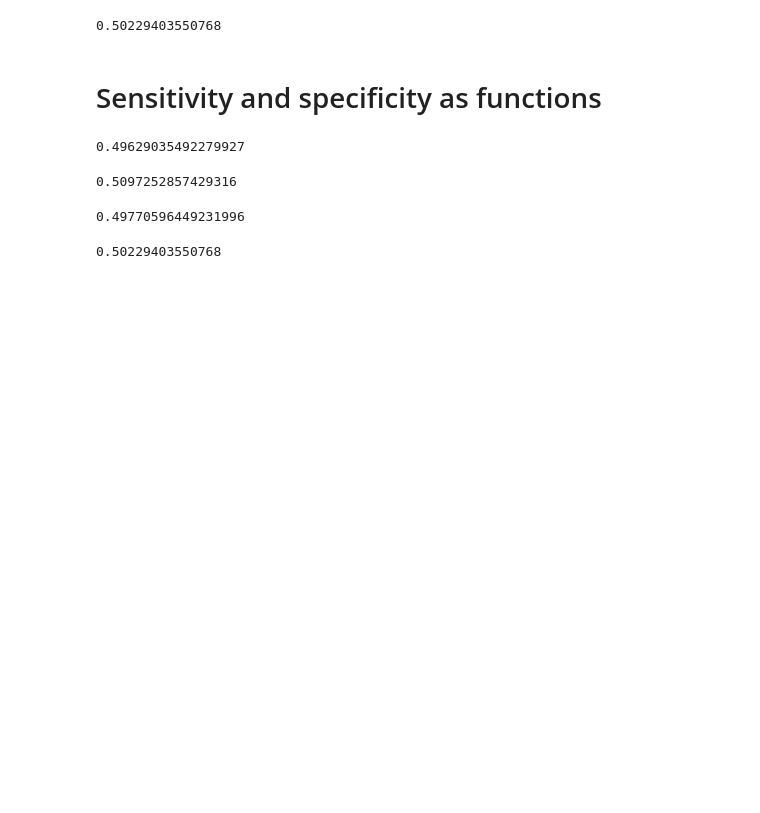
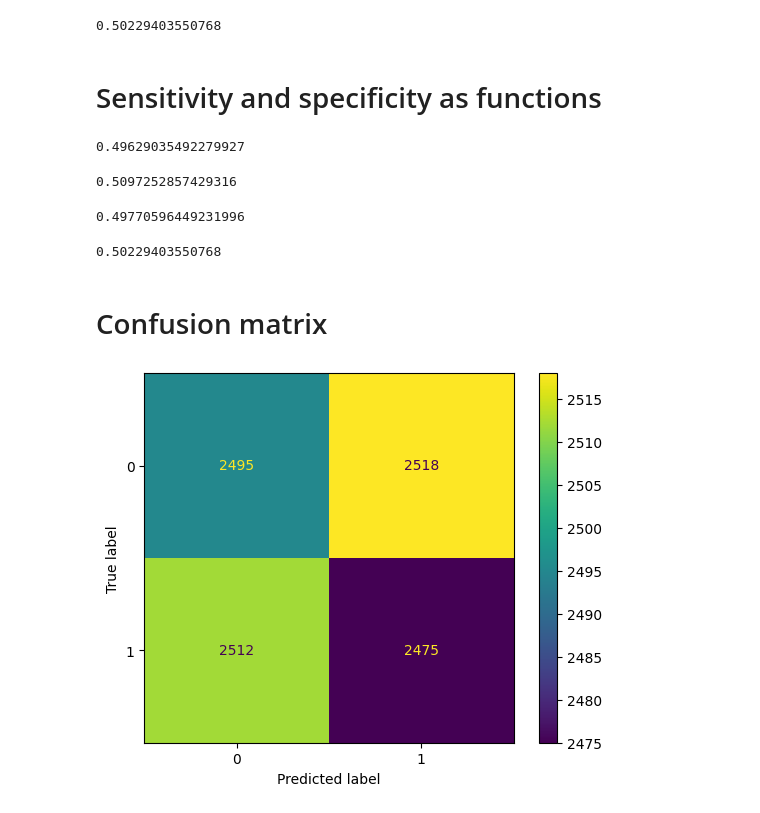
Before and after one commit to SabirovVladimir/AB-test, a Jupyter notebook: AB_tests_covid.ipynb, the cells around one changed output. Drawn from its saved outputs; the diff is of its cells as text; code cells hidden in the pictures; blank space fills up the shorter version.

```diff
--- a/AB_tests_covid.ipynb
+++ b/AB_tests_covid.ipynb
@@ -135,3 +136,11 @@ recall_score(ab_test_data['y_true'],ab_test_data['y_pred_1'], pos_label=0)
 recall_score(ab_test_data['y_true'],ab_test_data['y_pred_2'], pos_label=0)
 # %% [output]
 0.50229403550768
+# %% [markdown]
+# Confusion matrix
+# %%
+cm = confusion_matrix(ab_test_data['y_true'], ab_test_data['y_pred_1'])
+disp = ConfusionMatrixDisplay(confusion_matrix=cm)
+disp.plot();
+# %% [output]
+[figure, added]
```
Also changed, not shown: parts of 5 cells of this notebook.
